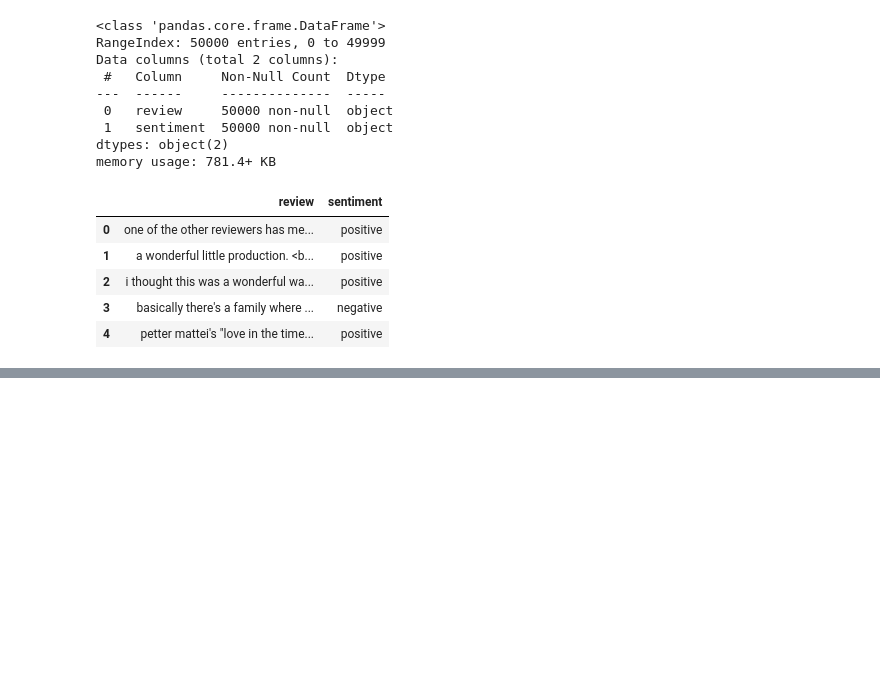
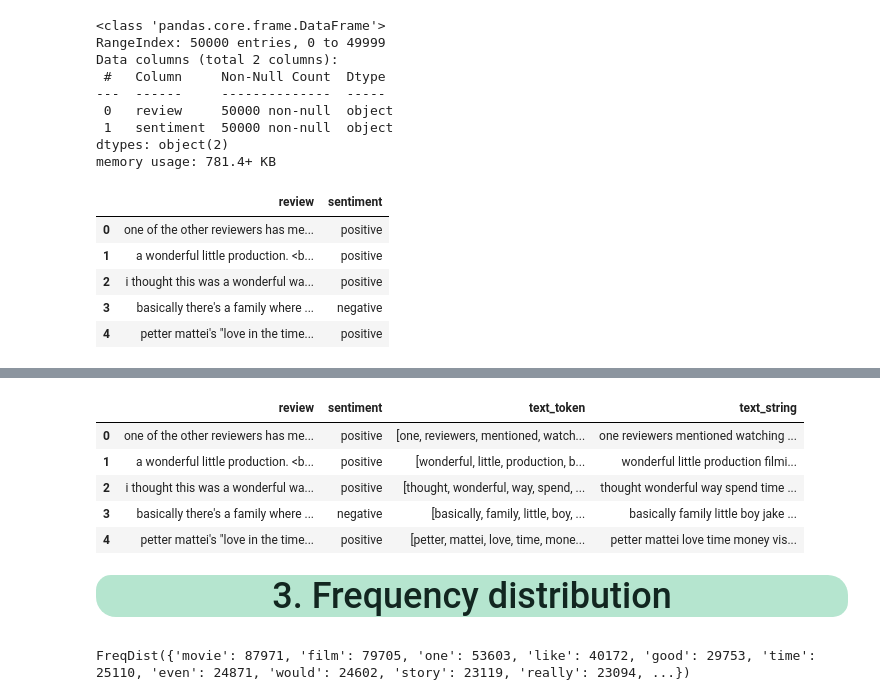
Before and after one commit to Laurence-kyla/sentiment_analysis_IMDB, a Jupyter notebook: sentiment_analysis_IMDB_Git.ipynb, the cells around one changed output, grey strips where cells are left out. Saved outputs shown, nothing was run; the diff lists cells and outputs as text; code cells hidden in the pictures; blank space fills up the shorter version.

```diff
--- a/sentiment_analysis_IMDB_Git.ipynb
+++ b/sentiment_analysis_IMDB_Git.ipynb
@@ -63,0 +69,6 @@ df_imdb.head()
+# %%
+# use NLTK’s RegexpTokenizer to perform tokenization in combination with regular expressions
+regexp = RegexpTokenizer('\w+')
+
+df_imdb['text_token']=df_imdb['review'].apply(regexp.tokenize)
+df_imdb.head()
@@ -63,0 +82,8 @@ df_imdb.head()
+# %%
+# Stopwords
+
+stopwords = nltk.corpus.stopwords.words("english")
+# %%
+# Remove stopwords
+df_imdb['text_token'] = df_imdb['text_token'].apply(lambda x: [item for item in x if item not in stopwords])
+df_imdb.head()
@@ -63,0 +97,17 @@ df_imdb.head()
+# %%
+# Keep only words which are longer than 2 letters
+
+df_imdb['text_string'] = df_imdb['text_token'].apply(lambda x: ' '.join([item for item in x if len(item)>2]))
+df_imdb.head()
+# %% [output]
+|  | review | sentiment | text_token | text_string |
+| 0 | one of the other reviewers has me... | positive | [one, reviewers, mentioned, watch... | one reviewers mentioned watching ... |
+| 1 | a wonderful little production. <b... | positive | [wonderful, little, production, b... | wonderful little production filmi... |
+| 2 | i thought this was a wonderful wa... | positive | [thought, wonderful, way, spend, ... | thought wonderful way spend time ... |
+| 3 | basically there's a family where ... | negative | [basically, family, little, boy, ... | basically family little boy jake ... |
+| 4 | petter mattei's "love in the time... | positive | [petter, mattei, love, time, mone... | petter mattei love time money vis... |
+# %% [markdown]
+<a id='3'>
+<p style="padding:10px;background-color:#B5E5CF;margin:0;color:#122620;font-family:newtimeroman;font-size:240%;text-align:center;border-radius: 15px 20px; overflow:hidden; font-weight:500">3. Frequency distribution</p>
+
+<p style="text-align:center; "></a></p>
@@ -63,0 +121,7 @@ df_imdb.head()
+# %%
+# Create a frequency distribution which records the number of times each word has occurred:
+
+fdist = FreqDist(tokenized_words)
+fdist
+# %% [output]
+FreqDist({'movie': 87971, 'film': 79705, 'one': 53603, 'like': 40172, 'good': 29753, 'time': 25110, 'even': 24871, 'would': 24602, 'story': 23119, 'really': 23094, ...})
```
Also changed, not shown: parts of 10 cells of this notebook.
